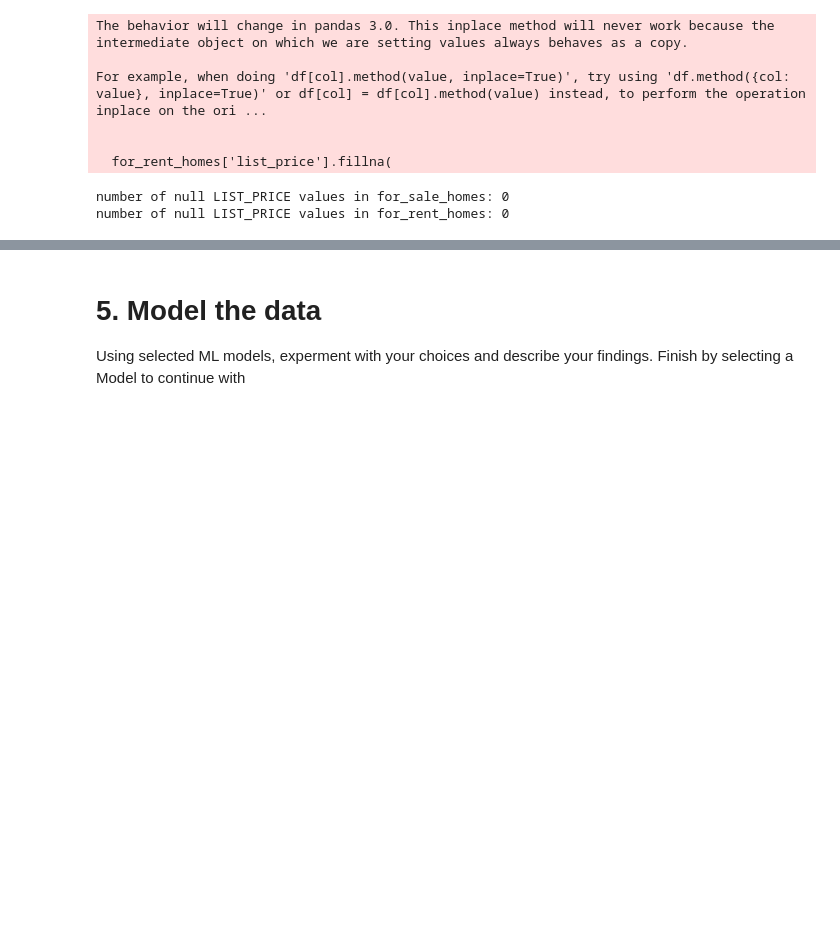
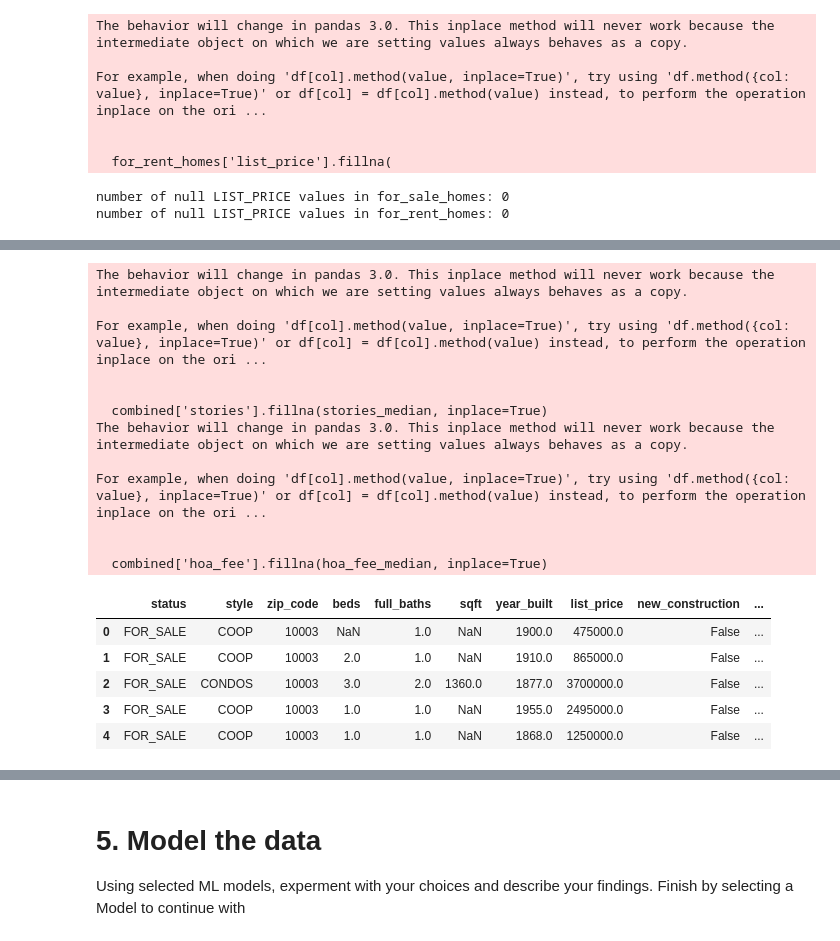
Before and after one commit to mandiiiwu/ml-classwork, a Jupyter notebook: Project_2/Project_2.ipynb, the cells around one changed output, grey strips where cells are left out. Saved outputs shown, nothing was run; the diff lists cells and outputs as text; code cells hidden in the pictures; blank space fills up the shorter version.

```diff
--- a/Project_2/Project_2.ipynb
+++ b/Project_2/Project_2.ipynb
@@ -364,0 +403,62 @@ hi      hi
+# %%
+# fill missing list_price values with sold_price
+combined = pd.read_csv('csv_files/combined.csv')
+mask = (combined['status'] == 'SOLD') & (combined['list_price'].isna())
+combined.loc[mask, 'list_price'] = combined.loc[mask, 'sold_price']
+
+# drop list_price_min and list_price_max
+combined.drop(columns=['list_price_min', 'list_price_max'], inplace=True)
+
+# for properties with stories = 0, just make the value nan
+combined['stories'] = combined['stories'].replace(0, pd.NA)
+
+# use median imputer for stories
+stories_median = combined['stories'].median()
+combined['stories'].fillna(stories_median, inplace=True)
+
+# for properties with hoa_fee = 0.0, just make the value nan
+combined['hoa_fee'] = combined['hoa_fee'].replace(0, pd.NA)
+
+# use median imputer for hoa_fee
+hoa_fee_median = combined['hoa_fee'].median()
+combined['hoa_fee'].fillna(hoa_fee_median, inplace=True)
+
+# remove values where price_per_sqft < 250 (realistic minimum bound)
+combined.loc[combined['price_per_sqft'] < 250, 'price_per_sqft'] = pd.NA
+
+# remove values where beds or full_baths or sqft is 0
+remove_cols = ['beds', 'full_baths', 'sqft']
+for col in remove_cols:
+    combined.loc[combined[col] == 0, col] = pd.NA
+
+# drop the one condop for_rent row
+combined.drop(combined[(combined['status'] == 'FOR_RENT') & (combined['style'] == 'CONDOP')].index)
+
+combined.drop(columns=['half_baths',
+                       'lot_sqft',
+                       'sold_price',
+                       'last_sold_date',
+                       'neighborhoods',
+                       'nearby_schools',], inplace=True)
+
+combined.to_csv('combined.csv', index=False)
+combined.head()
+# %% [output]
+The behavior will change in pandas 3.0. This inplace method will never work because the intermediate object on which we are setting values always behaves as a copy.
+
+For example, when doing 'df[col].method(value, inplace=True)', try using 'df.method({col: value}, inplace=True)' or df[col] = df[col].method(value) instead, to perform the operation inplace on the ori ...
+
+
+  combined['stories'].fillna(stories_median, inplace=True)
+The behavior will change in pandas 3.0. This inplace method will never work because the intermediate object on which we are setting values always behaves as a copy.
+
+For example, when doing 'df[col].method(value, inplace=True)', try using 'df.method({col: value}, inplace=True)' or df[col] = df[col].method(value) instead, to perform the operation inplace on the ori ...
+
+
+  combined['hoa_fee'].fillna(hoa_fee_median, inplace=True)
+|  | status | style | zip_code | beds | full_baths | sqft | year_built | list_price | new_construction | ... |
+| 0 | FOR_SALE | COOP | 10003 | NaN | 1.0 | NaN | 1900.0 | 475000.0 | False | ... |
+| 1 | FOR_SALE | COOP | 10003 | 2.0 | 1.0 | NaN | 1910.0 | 865000.0 | False | ... |
+| 2 | FOR_SALE | CONDOS | 10003 | 3.0 | 2.0 | 1360.0 | 1877.0 | 3700000.0 | False | ... |
+| 3 | FOR_SALE | COOP | 10003 | 1.0 | 1.0 | NaN | 1955.0 | 2495000.0 | False | ... |
+| 4 | FOR_SALE | COOP | 10003 | 1.0 | 1.0 | NaN | 1868.0 | 1250000.0 | False | ... |
```
Also changed, not shown: parts of 21 cells of this notebook.
